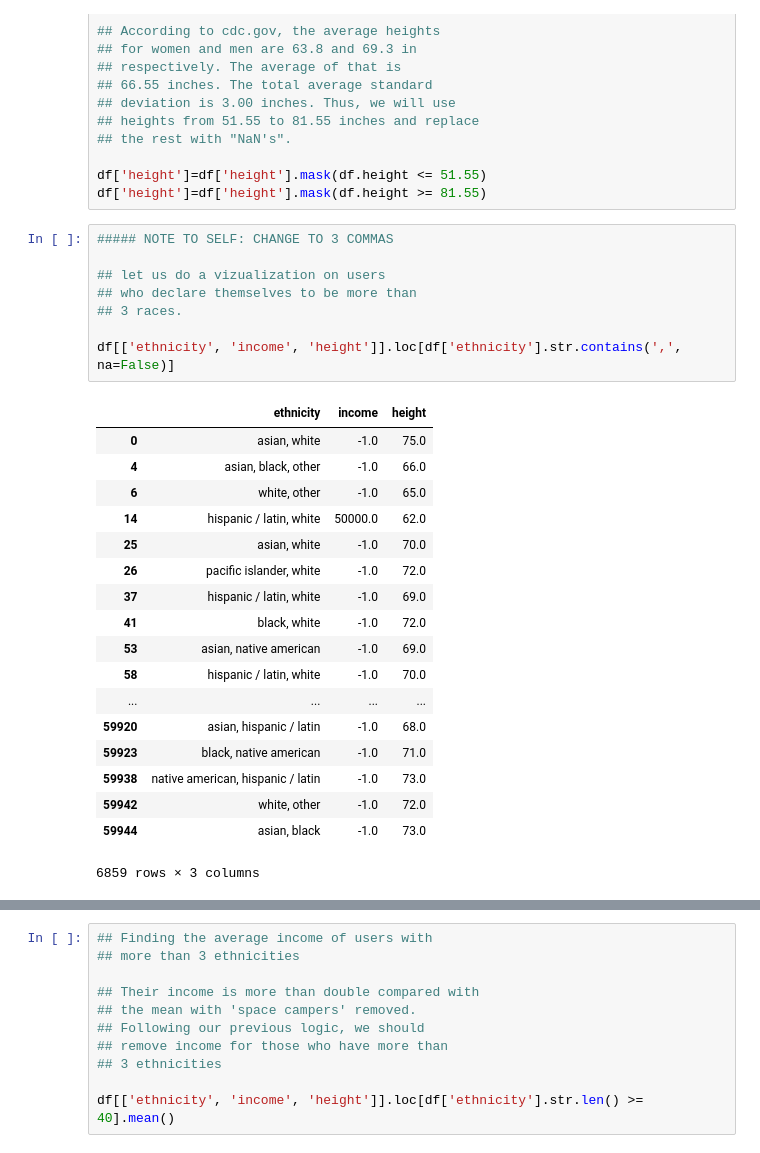
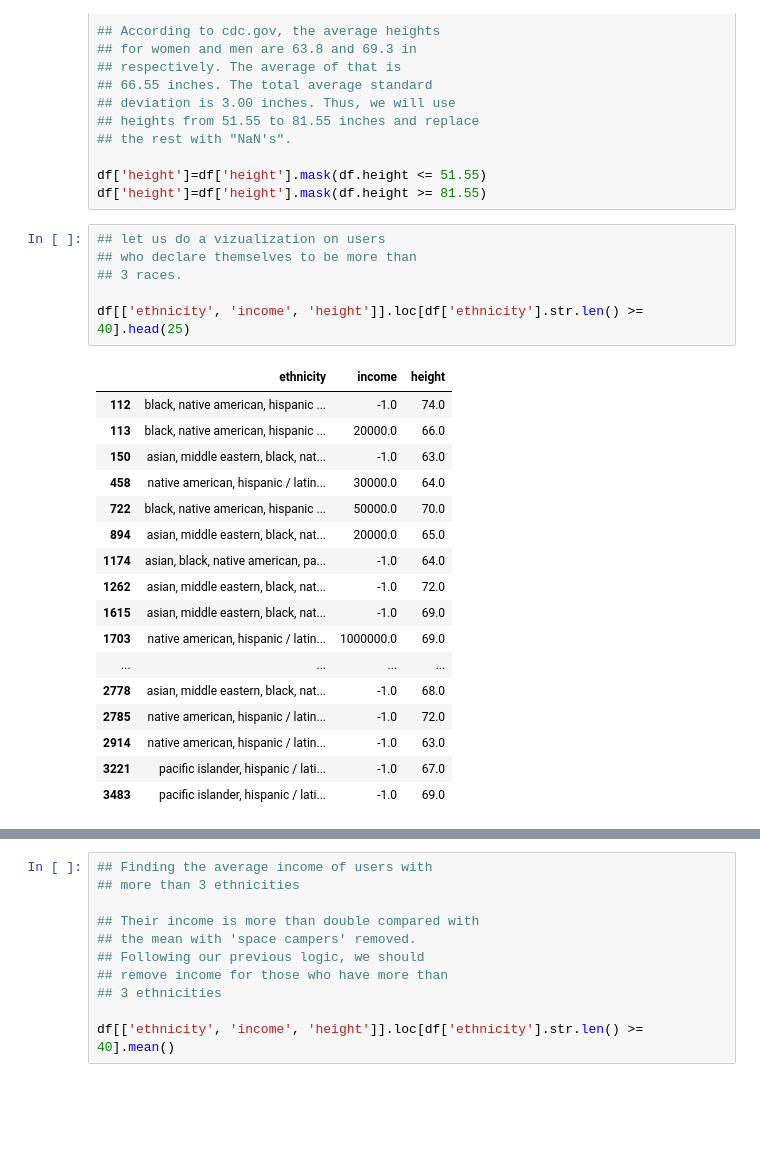
Before and after one commit to erickim5/okcupidanalysis, a Jupyter notebook: OkCupid Analysis Part 2 - Cleaning the Data.ipynb, the cells around one changed output, grey strips where cells are left out. Cells and saved outputs as stored; diff of their text form; blank space fills up the shorter version.

```diff
--- a/OkCupid Analysis Part 2 - Cleaning the Data.ipynb
+++ b/OkCupid Analysis Part 2 - Cleaning the Data.ipynb
@@ -169,29 +166,26 @@ df[['essay0']].iloc[0,0]
 df['height']=df['height'].mask(df.height <= 51.55)
 df['height']=df['height'].mask(df.height >= 81.55)
 # %%
-##### NOTE TO SELF: CHANGE TO 3 COMMAS
-
 ## let us do a vizualization on users
 ## who declare themselves to be more than
 ## 3 races.
 
-df[['ethnicity', 'income', 'height']].loc[df['ethnicity'].str.contains(',', na=False)]
+df[['ethnicity', 'income', 'height']].loc[df['ethnicity'].str.len() >= 40].head(25)
 # %% [output]
 |  | ethnicity | income | height |
-| 0 | asian, white | -1.0 | 75.0 |
-| 4 | asian, black, other | -1.0 | 66.0 |
-| 6 | white, other | -1.0 | 65.0 |
-| 14 | hispanic / latin, white | 50000.0 | 62.0 |
-| 25 | asian, white | -1.0 | 70.0 |
-| 26 | pacific islander, white | -1.0 | 72.0 |
-| 37 | hispanic / latin, white | -1.0 | 69.0 |
-| 41 | black, white | -1.0 | 72.0 |
-| 53 | asian, native american | -1.0 | 69.0 |
-| 58 | hispanic / latin, white | -1.0 | 70.0 |
+| 112 | black, native american, hispanic ... | -1.0 | 74.0 |
+| 113 | black, native american, hispanic ... | 20000.0 | 66.0 |
+| 150 | asian, middle eastern, black, nat... | -1.0 | 63.0 |
+| 458 | native american, hispanic / latin... | 30000.0 | 64.0 |
+| 722 | black, native american, hispanic ... | 50000.0 | 70.0 |
+| 894 | asian, middle eastern, black, nat... | 20000.0 | 65.0 |
+| 1174 | asian, black, native american, pa... | -1.0 | 64.0 |
+| 1262 | asian, middle eastern, black, nat... | -1.0 | 72.0 |
+| 1615 | asian, middle eastern, black, nat... | -1.0 | 69.0 |
+| 1703 | native american, hispanic / latin... | 1000000.0 | 69.0 |
 | ... | ... | ... | ... |
-| 59920 | asian, hispanic / latin | -1.0 | 68.0 |
-| 59923 | black, native american | -1.0 | 71.0 |
-| 59938 | native american, hispanic / latin | -1.0 | 73.0 |
-| 59942 | white, other | -1.0 | 72.0 |
-| 59944 | asian, black | -1.0 | 73.0 |
+| 2778 | asian, middle eastern, black, nat... | -1.0 | 68.0 |
+| 2785 | native american, hispanic / latin... | -1.0 | 72.0 |
+| 2914 | native american, hispanic / latin... | -1.0 | 63.0 |
+| 3221 | pacific islander, hispanic / lati... | -1.0 | 67.0 |
+| 3483 | pacific islander, hispanic / lati... | -1.0 | 69.0 |
-6859 rows × 3 columns
```
Also changed, not shown: parts of 19 cells of this notebook, 3 other files.
